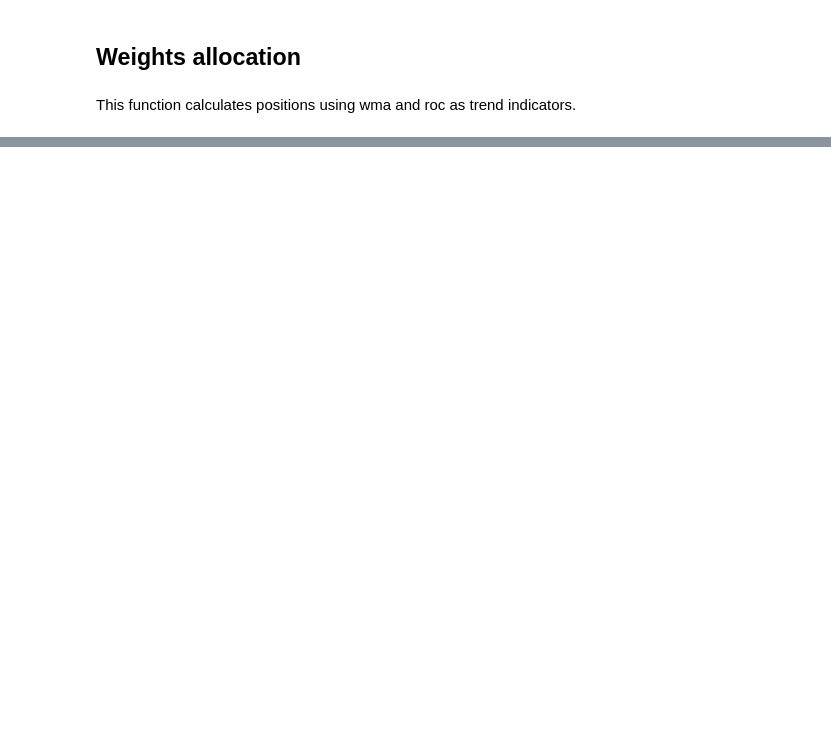
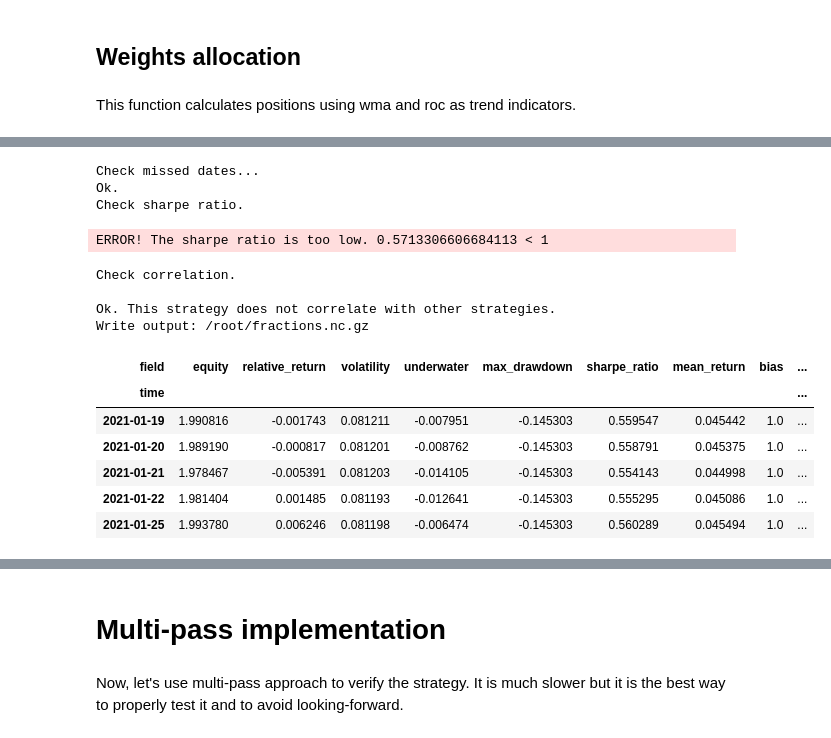
Before and after one commit to quantiacs/documentation, a Jupyter notebook: en/source/examples/futures_trend_following_with_custom_args.ipynb, the cells around one changed output, grey strips where cells are left out. Drawn from its saved outputs; the diff is of its cells as text; code cells hidden in the pictures; blank space fills up the shorter version.

```diff
--- a/en/source/examples/futures_trend_following_with_custom_args.ipynb
+++ b/en/source/examples/futures_trend_following_with_custom_args.ipynb
@@ -132,24 +138,54 @@ def calc_output_all(data, params):
 # %%
 # say we select futures and their parameters for technical algorithm
 params = {
-    'NY': {
+    'F_NY': {
         'ma_periods': 200,
         'roc_periods': 5,
         'sideways_threshold': 2,
     },
-    'ZO': {
-        'ma_periods': 160,
-        'roc_periods': 10,
-        'sideways_threshold': 2,
-    },
-    'GX': {
+    'F_GX': {
         'ma_periods': 200,
         'roc_periods': 20,
         'sideways_threshold': 2
+    },
+    'F_DX': {
+        'ma_periods': 40,
+        'roc_periods': 6,
+        'sideways_threshold': 1
     },
 }
 
 futures_list = list(params.keys())
 
-#form the output
+# form the output
 output = calc_output_all(fut_data.sel(asset = futures_list), params)
+
+# check the output
+qnout.check(output, fut_data)
+
+# write the result
+qnout.write(output)
+
+# show statistics
+stat = qnstats.calc_stat(fut_data, output.sel(time=slice('2006-01-01', None)))
+display(stat.to_pandas().tail())
+
+# show plot with profit and losses:
+performance = stat.to_pandas()["equity"]
+qngraph.make_plot_filled(performance.index, performance, name="PnL (Equity)", type="log")
+# %% [output]
+Check missed dates...
+Ok.
+Check sharpe ratio.
+ERROR! The sharpe ratio is too low. 0.5713306606684113 < 1
+Check correlation.
+
+Ok. This strategy does not correlate with other strategies.
+Write output: /root/fractions.nc.gz
+| field | equity | relative_return | volatility | underwater | max_drawdown | sharpe_ratio | mean_return | bias | ... |
+| time |  |  |  |  |  |  |  |  | ... |
+| 2021-01-19 | 1.990816 | -0.001743 | 0.081211 | -0.007951 | -0.145303 | 0.559547 | 0.045442 | 1.0 | ... |
+| 2021-01-20 | 1.989190 | -0.000817 | 0.081201 | -0.008762 | -0.145303 | 0.558791 | 0.045375 | 1.0 | ... |
+| 2021-01-21 | 1.978467 | -0.005391 | 0.081203 | -0.014105 | -0.145303 | 0.554143 | 0.044998 | 1.0 | ... |
+| 2021-01-22 | 1.981404 | 0.001485 | 0.081193 | -0.012641 | -0.145303 | 0.555295 | 0.045086 | 1.0 | ... |
+| 2021-01-25 | 1.993780 | 0.006246 | 0.081198 | -0.006474 | -0.145303 | 0.560289 | 0.045494 | 1.0 | ... |
@@ -155,0 +193,4 @@ output = calc_output_all(fut_data.sel(asset = futures_list), params)
+# %% [markdown]
+# Multi-pass implementation
+# %% [markdown]
+Now, let's use multi-pass approach to verify the strategy. It is much slower but it is the best way to properly test it and to avoid looking-forward.
```
Also changed, not shown: parts of 18 cells of this notebook, 5 other files.
